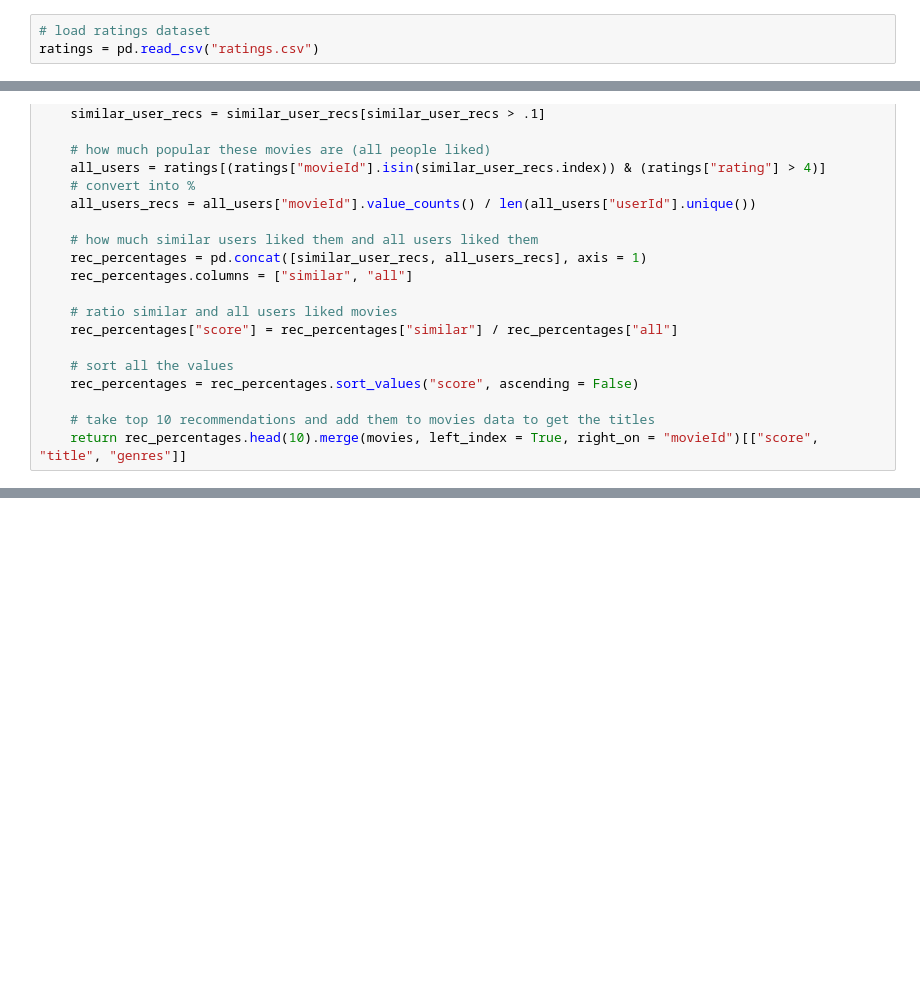
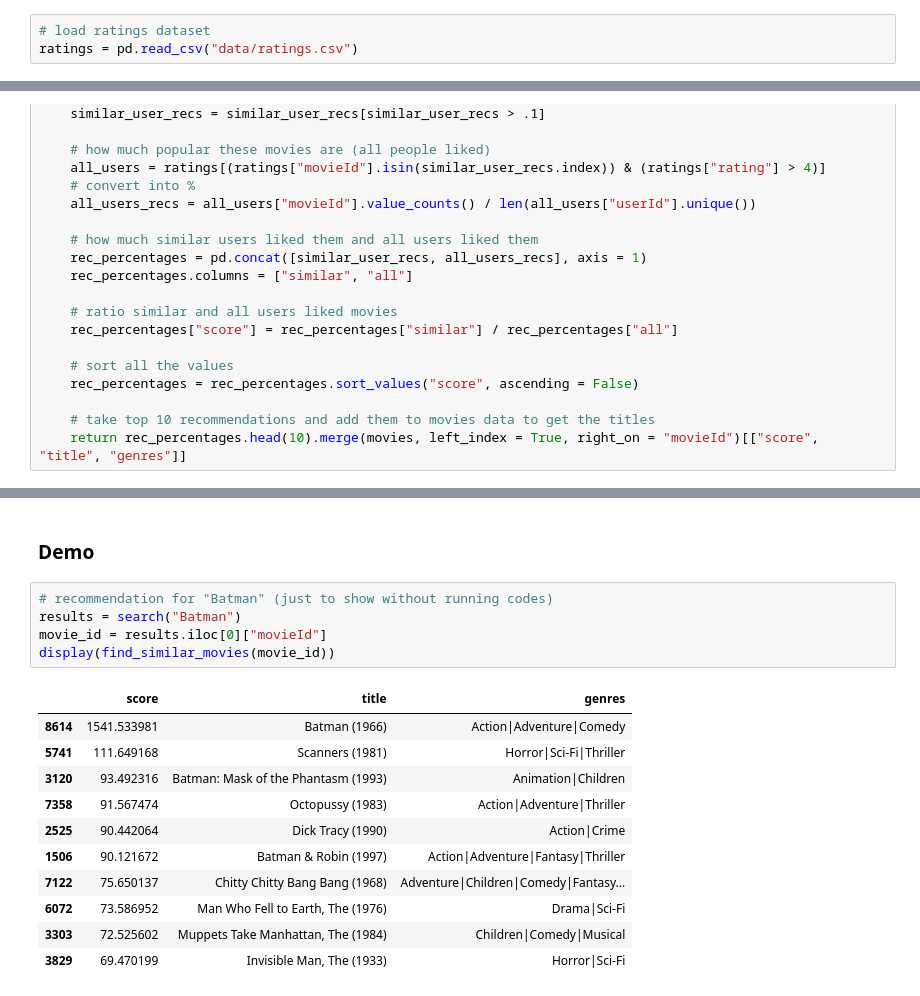
Before and after one commit to tanveer-kader/ml-projects-py, a Jupyter notebook: 19-Movie-Recommendation-System-V2/Movie_Recommendation_System_V2.ipynb, the cells around one changed output, grey strips where cells are left out. Drawn from its saved outputs; the diff is of its cells as text; blank space fills up the shorter version.

Commit message:
added demo

```diff
--- a/19-Movie-Recommendation-System-V2/Movie_Recommendation_System_V2.ipynb
+++ b/19-Movie-Recommendation-System-V2/Movie_Recommendation_System_V2.ipynb
@@ -108,7 +108,7 @@ Text(value='Toy Story', description='Movie Title: ')
 ### Movie Ratings Data
 # %%
 # load ratings dataset
-ratings = pd.read_csv("ratings.csv")
+ratings = pd.read_csv("data/ratings.csv")
 # %%
 # display ratings dataset
 ratings
@@ -332,3 +332,22 @@ display(movie_name_input, recommandation_list)
 # %% [output]
 Text(value='Toy Story', description='Movie Title:')
 [interactive output not drawn]
+# %% [markdown]
+### Demo
+# %%
+# recommendation for "Batman" (just to show without running codes)
+results = search("Batman")
+movie_id = results.iloc[0]["movieId"]
+display(find_similar_movies(movie_id))
+# %% [output]
+|  | score | title | genres |
+| 8614 | 1541.533981 | Batman (1966) | Action|Adventure|Comedy |
+| 5741 | 111.649168 | Scanners (1981) | Horror|Sci-Fi|Thriller |
+| 3120 | 93.492316 | Batman: Mask of the Phantasm (1993) | Animation|Children |
+| 7358 | 91.567474 | Octopussy (1983) | Action|Adventure|Thriller |
+| 2525 | 90.442064 | Dick Tracy (1990) | Action|Crime |
+| 1506 | 90.121672 | Batman & Robin (1997) | Action|Adventure|Fantasy|Thriller |
+| 7122 | 75.650137 | Chitty Chitty Bang Bang (1968) | Adventure|Children|Comedy|Fantasy... |
+| 6072 | 73.586952 | Man Who Fell to Earth, The (1976) | Drama|Sci-Fi |
+| 3303 | 72.525602 | Muppets Take Manhattan, The (1984) | Children|Comedy|Musical |
+| 3829 | 69.470199 | Invisible Man, The (1933) | Horror|Sci-Fi |
```
